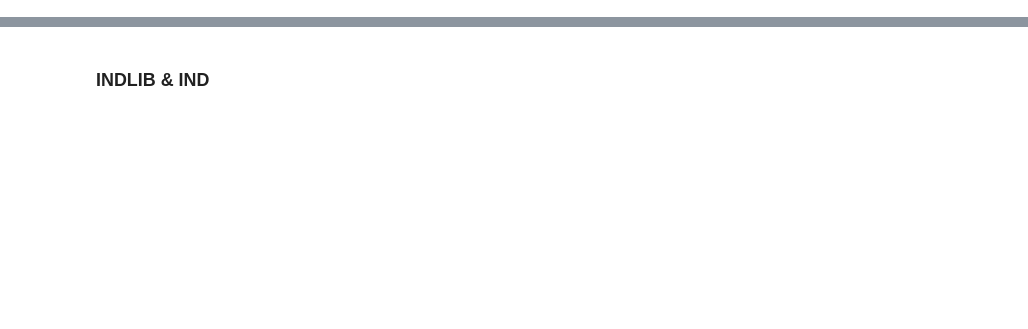
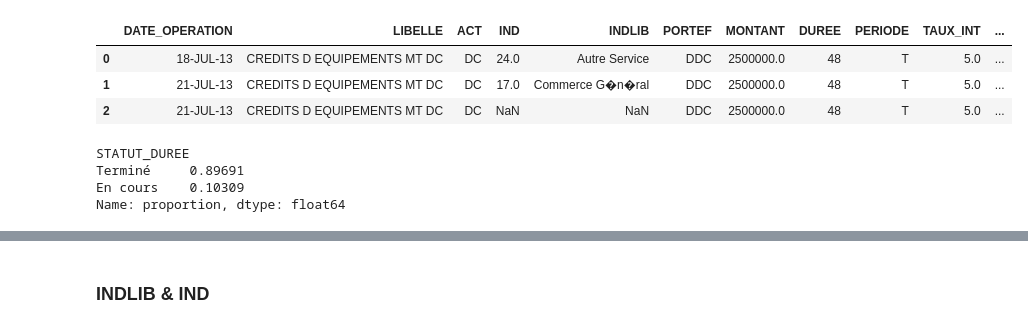
Before and after one commit to medmoude/cdd-credit-risk-scoring, a Jupyter notebook: data_preparation.ipynb, the cells around one changed output, grey strips where cells are left out. Saved outputs shown, nothing was run; the diff lists cells and outputs as text; code cells hidden in the pictures; blank space fills up the shorter version.

```diff
--- a/data_preparation.ipynb
+++ b/data_preparation.ipynb
@@ -17,3 +17,10 @@ df = df.rename(columns={
     'PRIOD': 'PERIODE',
     'Taux %': 'TAUX_INT',
     'NBRE ECH': 'NB_ECH'})
+# %%
+df.head(3)
+# %% [output]
+|  | DATE_OPERATION | LIBELLE | ACT | IND | INDLIB | PORTEF | MONTANT | DUREE | PERIODE | TAUX_INT | ... |
+| 0 | 18-JUL-13 | CREDITS D EQUIPEMENTS MT DC | DC | 24.0 | Autre Service | DDC | 2500000.0 | 48 | T | 5.0 | ... |
+| 1 | 21-JUL-13 | CREDITS D EQUIPEMENTS MT DC | DC | 17.0 | Commerce G�n�ral | DDC | 2500000.0 | 48 | T | 5.0 | ... |
+| 2 | 21-JUL-13 | CREDITS D EQUIPEMENTS MT DC | DC | NaN | NaN | DDC | 2500000.0 | 48 | T | 5.0 | ... |
@@ -19,0 +51,7 @@ df = df.rename(columns={
+# %%
+df['STATUT_DUREE'].value_counts(normalize=True)
+# %% [output]
+STATUT_DUREE
+Terminé     0.89691
+En cours    0.10309
+Name: proportion, dtype: float64
```
Also changed, not shown: parts of 48 cells of this notebook, 1 other file.
